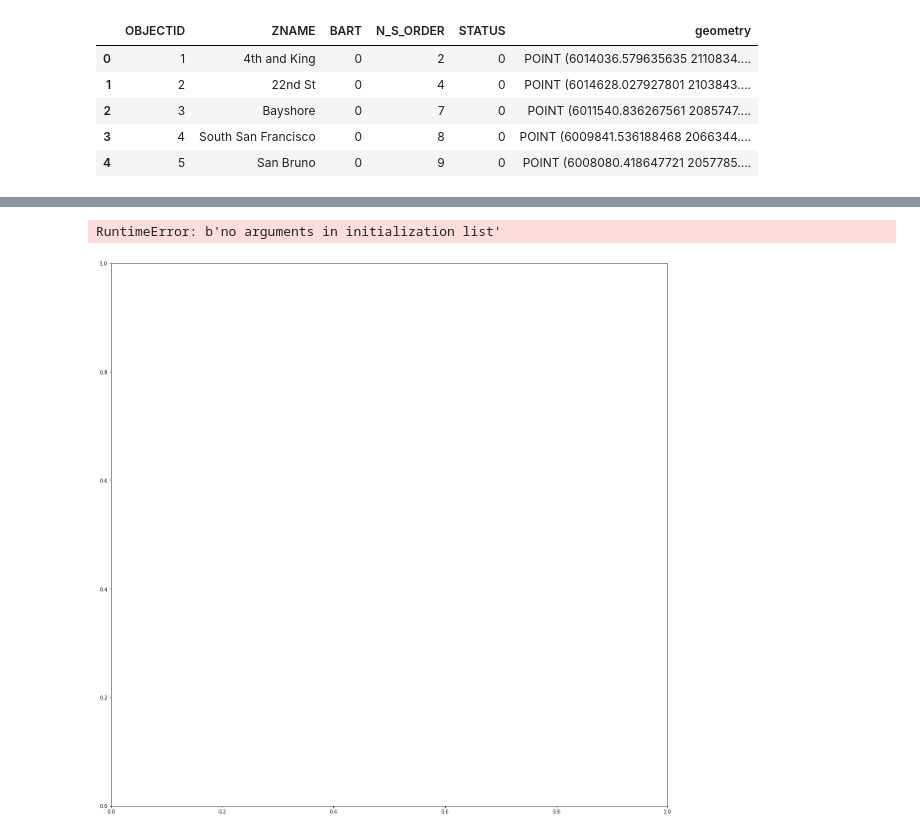
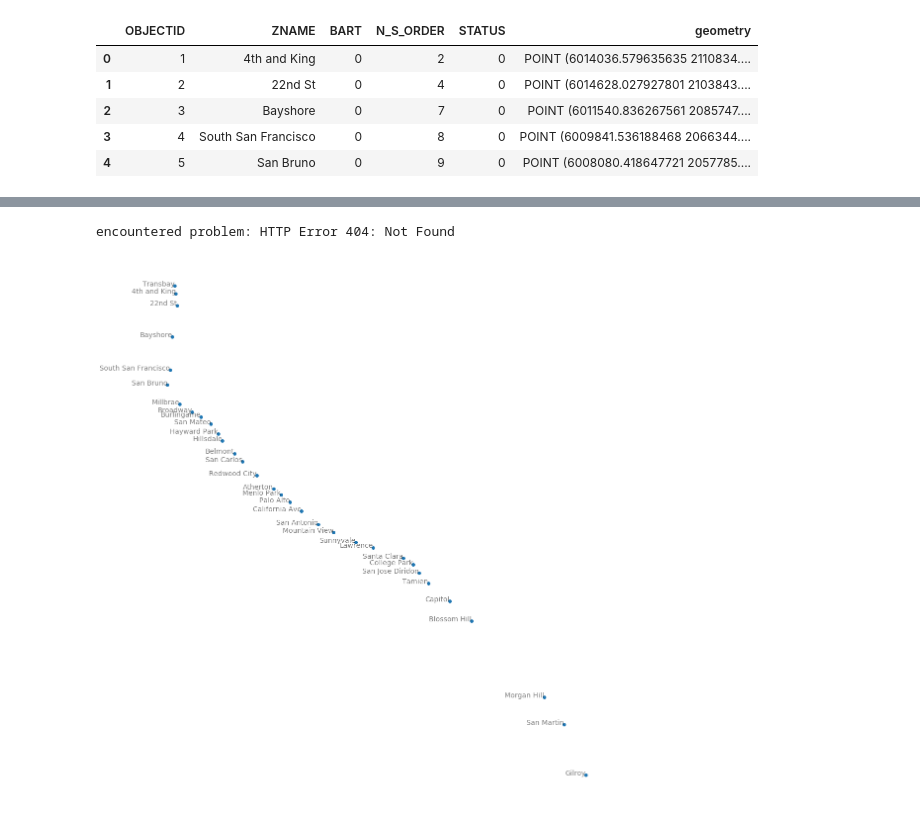
Before and after one commit to sfbrigade/calviz, a Jupyter notebook: that_mpk_file/Caltrain_GIS_visualization.ipynb, the cells around one changed output, grey strips where cells are left out. Cells and saved outputs as stored; diff of their text form; code cells hidden in the pictures.

```diff
--- a/that_mpk_file/Caltrain_GIS_visualization.ipynb
+++ b/that_mpk_file/Caltrain_GIS_visualization.ipynb
@@ -87 +150,3 @@ geodf3 = geopandas.read_file("Caltrain_GIS/v105/stationservicearea.gdb/")
+# %%
+stationsdf = geopandas.read_file("Caltrain_GIS/v10/stationservicearea.gdb/", driver='FileGDB', layer=0)
 # %%
@@ -100,7 +174,18 @@ geodf3.crs
+# %%
+stationsdf.crs = {'proj': 'lcc',
+ 'lat_1': 37.06666666666667,
+ 'lat_2': 38.43333333333333,
+ 'lat_0': 36.5,
+ 'lon_0': -120.5,
+ 'x_0': 2000000,
+ 'y_0': 500000.0000000001,
+ 'datum': 'NAD83',
+ 'units': 'us-ft',
+ 'no_defs': True}
 # %%
 fig, ax = plt.subplots(1, figsize=(20, 20))
-ax = map_points(ax, geodf3, zoom = 15)
+ax = map_points(ax, stationsdf, zoom = 15, label_by='ZNAME')
 plt.show()
 # %% [output]
-RuntimeError: b'no arguments in initialization list'
+encountered problem: HTTP Error 404: Not Found
-[figure, old version]
+[figure, new version]
```
Also changed, not shown: parts of 12 cells of this notebook, 6 other files.
